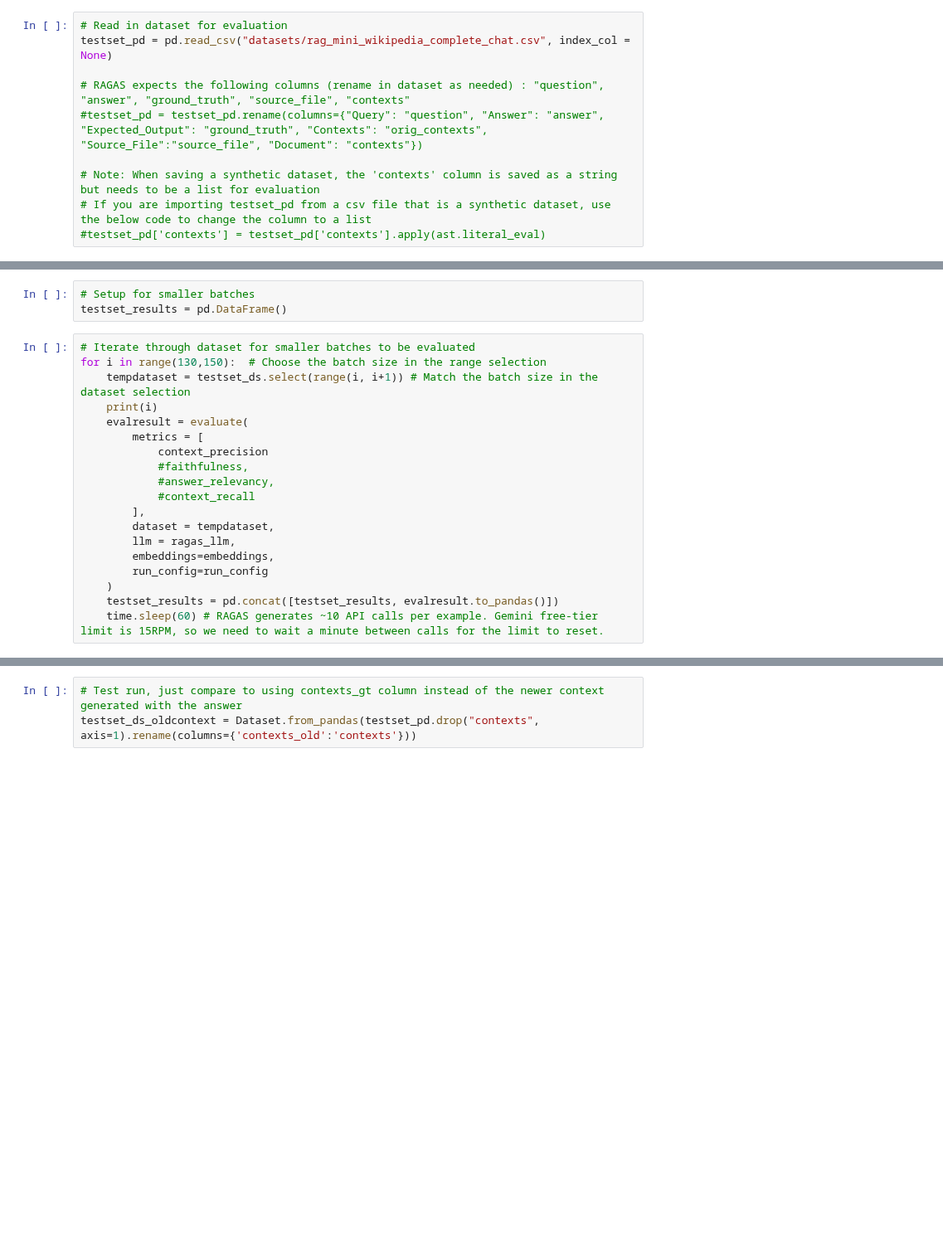
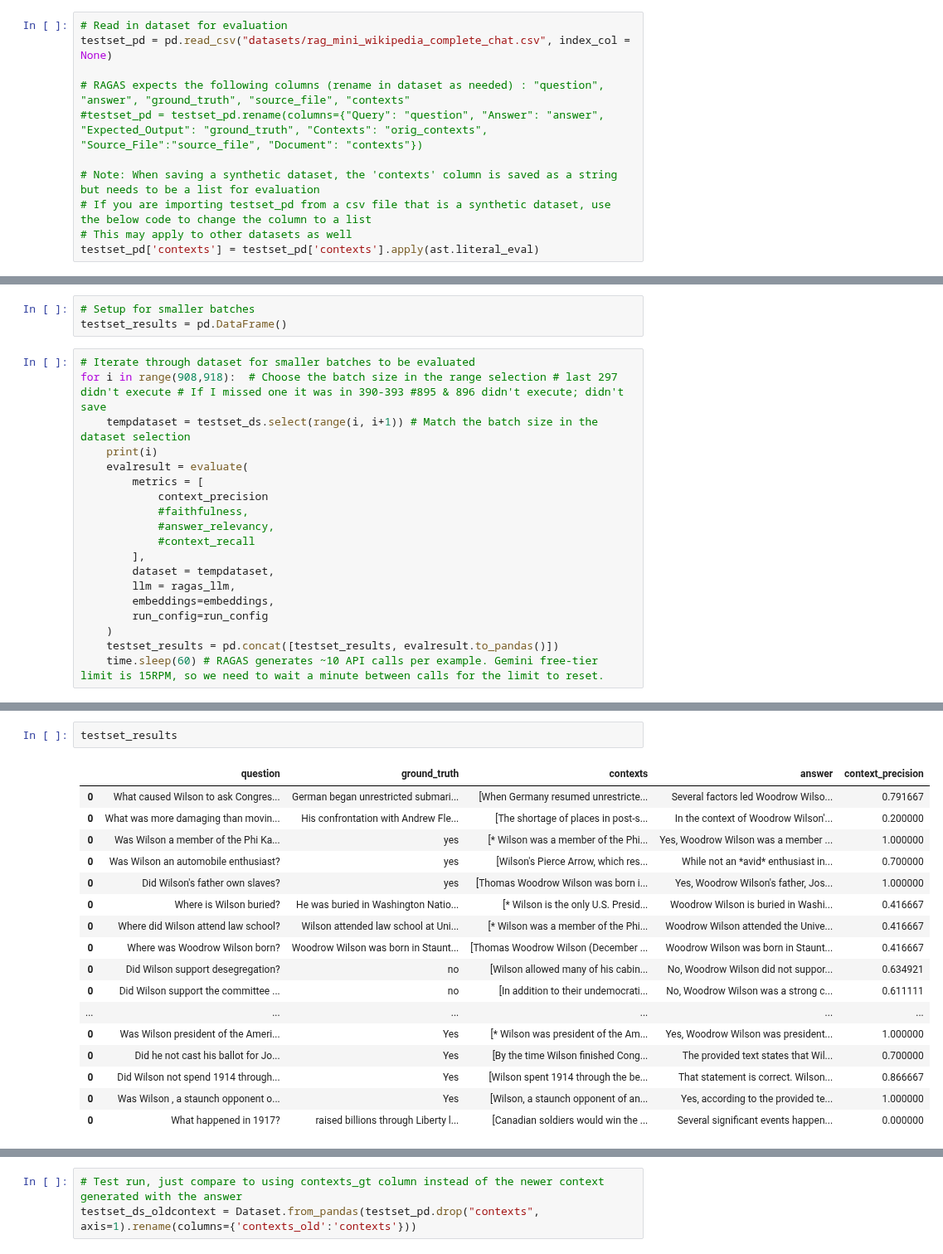
Before and after one commit to sr231/RAG-Evaluations, a Jupyter notebook: Gemini_RAGAS.ipynb, the cells around one changed output, grey strips where cells are left out. Shown at 83% size. Cells and saved outputs as stored; diff of their text form; blank space fills up the shorter version.

Commit message:
calculated results for smaller (903 example) dataset

```diff
--- a/Gemini_RAGAS.ipynb
+++ b/Gemini_RAGAS.ipynb
@@ -271,7 +271,8 @@ testset_pd = pd.read_csv("datasets/rag_mini_wikipedia_complete_chat.csv", index_
 
 # Note: When saving a synthetic dataset, the 'contexts' column is saved as a string but needs to be a list for evaluation
 # If you are importing testset_pd from a csv file that is a synthetic dataset, use the below code to change the column to a list
-#testset_pd['contexts'] = testset_pd['contexts'].apply(ast.literal_eval)
+# This may apply to other datasets as well
+testset_pd['contexts'] = testset_pd['contexts'].apply(ast.literal_eval)
 # %%
 # At least for RAGAS v0.1.15, we need to convert the pandas testset into Dataset format for the evaluate function to work
 # Note: I am also dropping the original contexts column here, as well as any extra columns
@@ -339,7 +340,7 @@ evalresult
 testset_results = pd.DataFrame()
 # %%
 # Iterate through dataset for smaller batches to be evaluated
-for i in range(130,150):  # Choose the batch size in the range selection
+for i in range(908,918):  # Choose the batch size in the range selection # last 297 didn't execute # If I missed one it was in 390-393 #895 & 896 didn't execute; didn't save
     tempdataset = testset_ds.select(range(i, i+1)) # Match the batch size in the dataset selection
     print(i)
     evalresult = evaluate(
@@ -387,0 +381,20 @@ Name: 0, dtype: object
+# %%
+testset_results
+# %% [output]
+|  | question | ground_truth | contexts | answer | context_precision |
+| 0 | What caused Wilson to ask Congres... | German began unrestricted submari... | [When Germany resumed unrestricte... | Several factors led Woodrow Wilso... | 0.791667 |
+| 0 | What was more damaging than movin... | His confrontation with Andrew Fle... | [The shortage of places in post-s... | In the context of Woodrow Wilson'... | 0.200000 |
+| 0 | Was Wilson a member of the Phi Ka... | yes | [* Wilson was a member of the Phi... | Yes, Woodrow Wilson was a member ... | 1.000000 |
+| 0 | Was Wilson an automobile enthusiast? | yes | [Wilson's Pierce Arrow, which res... | While not an *avid* enthusiast in... | 0.700000 |
+| 0 | Did Wilson's father own slaves? | yes | [Thomas Woodrow Wilson was born i... | Yes, Woodrow Wilson's father, Jos... | 1.000000 |
+| 0 | Where is Wilson buried? | He was buried in Washington Natio... | [* Wilson is the only U.S. Presid... | Woodrow Wilson is buried in Washi... | 0.416667 |
+| 0 | Where did Wilson attend law school? | Wilson attended law school at Uni... | [* Wilson was a member of the Phi... | Woodrow Wilson attended the Unive... | 0.416667 |
+| 0 | Where was Woodrow Wilson born? | Woodrow Wilson was born in Staunt... | [Thomas Woodrow Wilson (December ... | Woodrow Wilson was born in Staunt... | 0.416667 |
+| 0 | Did Wilson support desegregation? | no | [Wilson allowed many of his cabin... | No, Woodrow Wilson did not suppor... | 0.634921 |
+| 0 | Did Wilson support the committee ... | no | [In addition to their undemocrati... | No, Woodrow Wilson was a strong c... | 0.611111 |
+| ... | ... | ... | ... | ... | ... |
+| 0 | Was Wilson president of the Ameri... | Yes | [* Wilson was president of the Am... | Yes, Woodrow Wilson was president... | 1.000000 |
+| 0 | Did he not cast his ballot for Jo... | Yes | [By the time Wilson finished Cong... | The provided text states that Wil... | 0.700000 |
+| 0 | Did Wilson not spend 1914 through... | Yes | [Wilson spent 1914 through the be... | That statement is correct. Wilson... | 0.866667 |
+| 0 | Was Wilson , a staunch opponent o... | Yes | [Wilson, a staunch opponent of an... | Yes, according to the provided te... | 1.000000 |
+| 0 | What happened in 1917? | raised billions through Liberty l... | [Canadian soldiers would win the ... | Several significant events happen... | 0.000000 |
```
Also changed, not shown: parts of 15 cells of this notebook, 1 other file.
